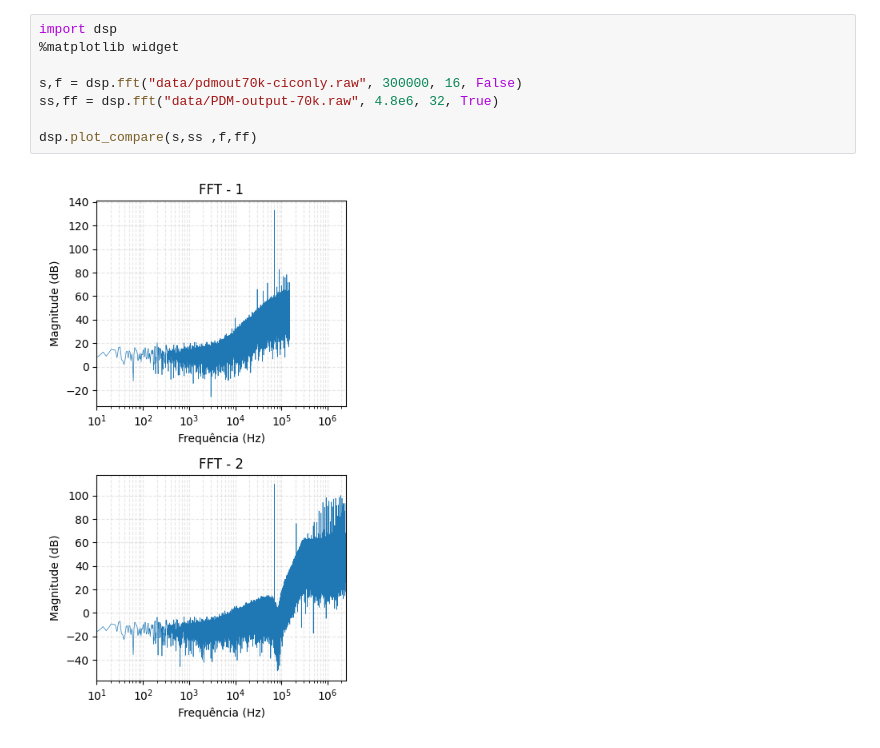
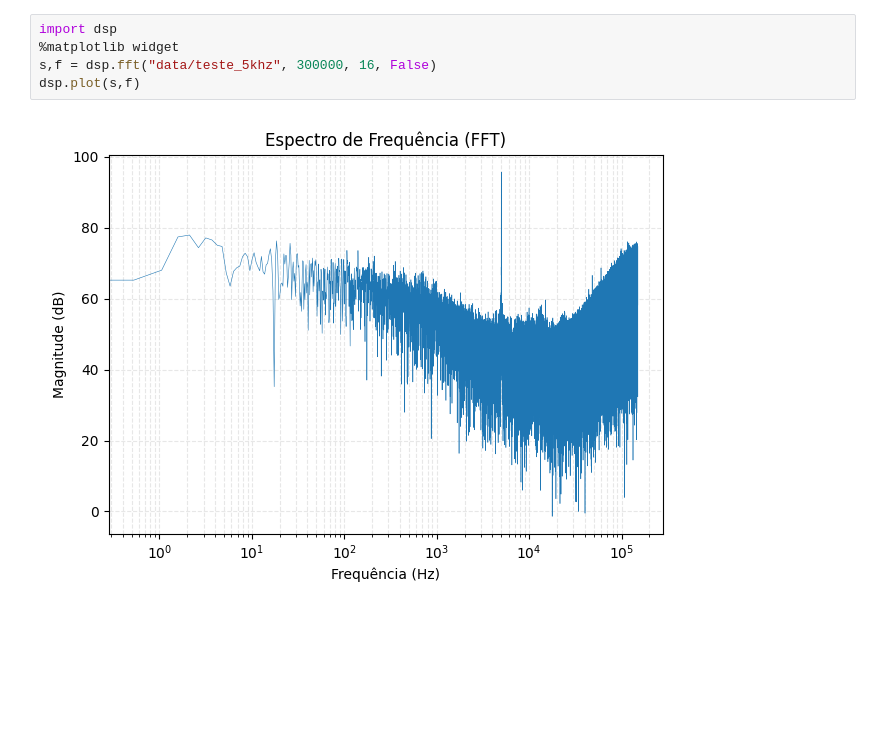
Before and after one commit to pfasantos/python-dsp, a Jupyter notebook: fft/processing.ipynb, the cells around one changed output. Saved outputs shown, nothing was run; the diff lists cells and outputs as text; blank space fills up the shorter version.

```diff
--- a/fft/processing.ipynb
+++ b/fft/processing.ipynb
@@ -1,10 +1,7 @@
 # %%
 import dsp
 %matplotlib widget
-
-s,f = dsp.fft("data/pdmout70k-ciconly.raw", 300000, 16, False)
-ss,ff = dsp.fft("data/PDM-output-70k.raw", 4.8e6, 32, True)
-
-dsp.plot_compare(s,ss ,f,ff)
+s,f = dsp.fft("data/teste_5khz", 300000, 16, False)
+dsp.plot(s,f)
 # %% [output]
-[figure, old version]
+[figure, new version]
```
Also changed, not shown: parts of 2 cells of this notebook, 10 other files.
